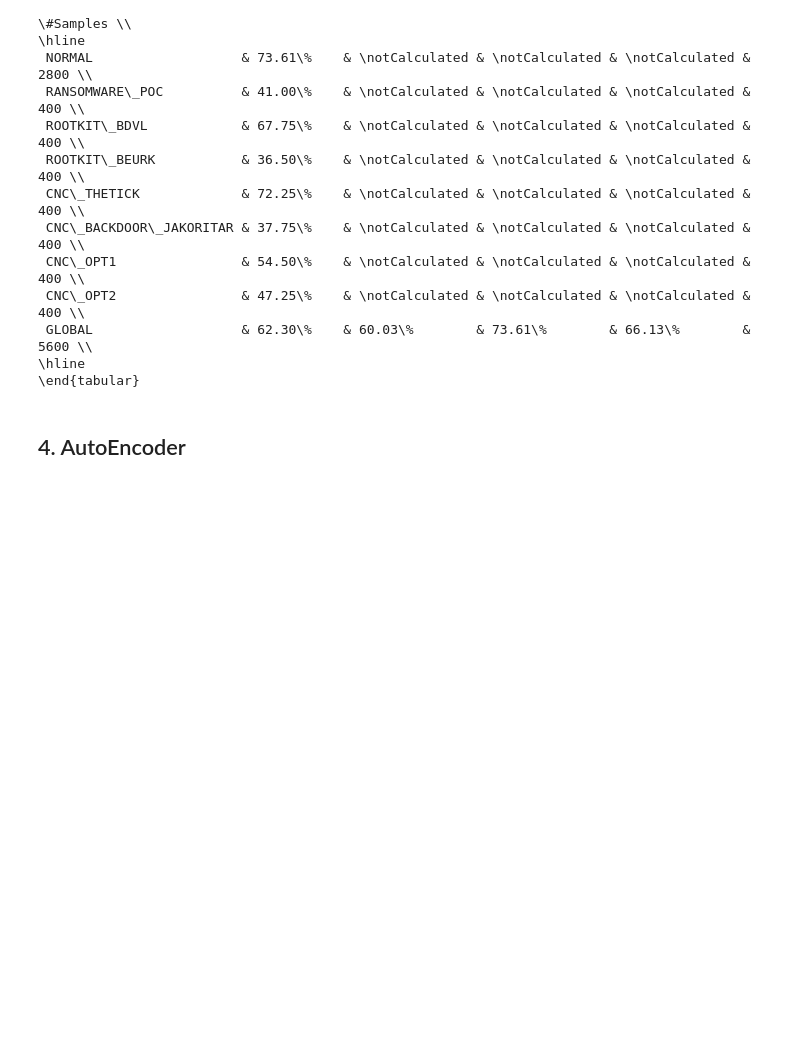
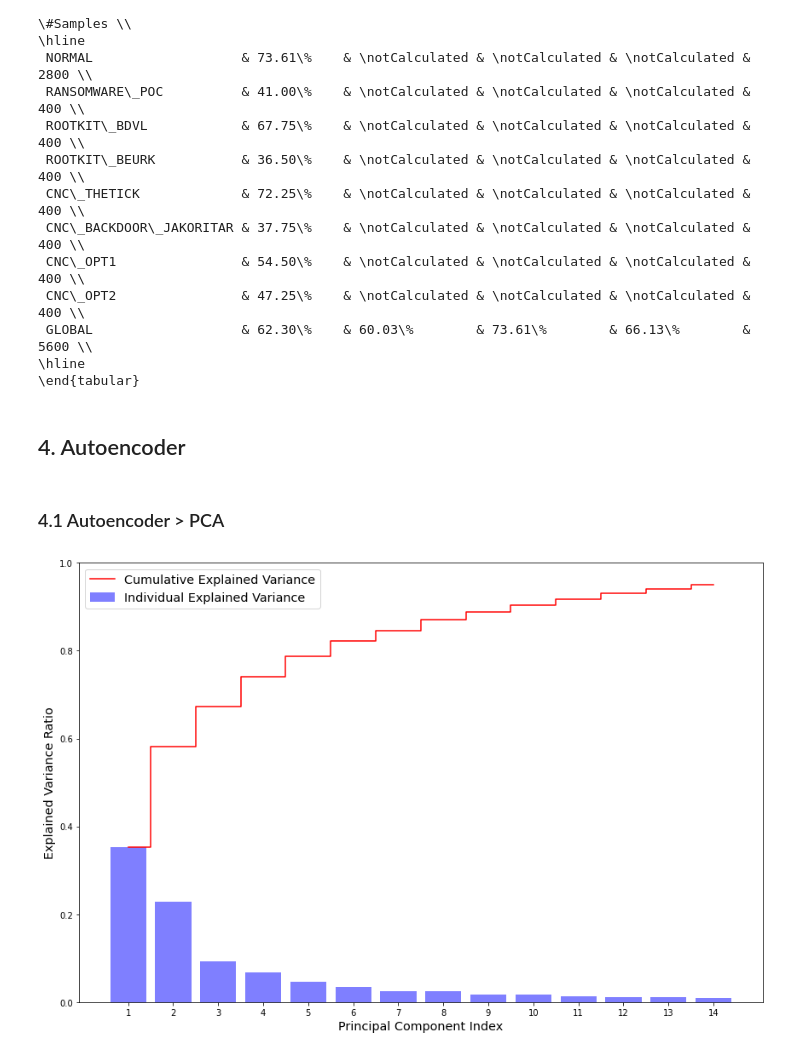
Before and after one commit to jan-kreischer/FedRL-for-IoT-Security, a Jupyter notebook: prototypes/prototype_02/anomaly-detection-models.ipynb, the cells around one changed output. Saved outputs shown, nothing was run; the diff lists cells and outputs as text; code cells hidden in the pictures; blank space fills up the shorter version.

```diff
--- a/prototypes/prototype_02/anomaly-detection-models.ipynb
+++ b/prototypes/prototype_02/anomaly-detection-models.ipynb
@@ -613,5 +616,42 @@ evaluate(best_lof_80, lof_test_data_dict)
  GLOBAL                   & 62.30\%    & 60.03\%        & 73.61\%        & 66.13\%        &        5600 \\
 \hline
 \end{tabular}
-# %% [markdown]
-## 4. AutoEncoder
+# %% [markdown]
+## 4. Autoencoder
+# %% [markdown]
+### 4.1 Autoencoder > PCA
+# %%
+from sklearn.decomposition import PCA
+
+train_data_pca, test_data_pca, _ = DataProvider.get_flat_train_test_split(pi=3, scale_normal_only=False)
+# %%
+import matplotlib.pyplot as plt
+
+X_train_std = train_data_pca[:, :-1]
+
+pca = PCA(n_components=14)
+pca.fit(train_data_pca_x)
+X_train_pca = pca.fit_transform(X_train_std)
+
+# Determine explained variance using explained_variance_ration_ attribute
+exp_var_pca = pca.explained_variance_ratio_
+
+# Cumulative sum of eigenvalues; This will be used to create step plot
+# for visualizing the variance explained by each principal component.
+cum_sum_eigenvalues = np.cumsum(exp_var_pca)
+# %%
+# Create the visualization plot
+fontsize = 'x-large'
+plt.figure(figsize=(12, 8))
+plt.xticks(range(1, len(exp_var_pca)+1, 1))
+plt.yticks(np.linspace(0,1,6))
+plt.ylim(0,1)
+plt.bar(range(1,len(exp_var_pca)+1), exp_var_pca, alpha=0.5, align='center', color='blue', label='Individual Explained Variance')
+plt.step(range(1,len(cum_sum_eigenvalues)+1), cum_sum_eigenvalues, where='mid', color='red', label='Cumulative Explained Variance')
+plt.ylabel('Explained Variance Ratio', fontsize=fontsize)
+plt.xlabel('Principal Component Index', fontsize=fontsize)
+plt.legend(loc='best', fontsize=fontsize)
+plt.tight_layout()
+plt.show()
+# %% [output]
+[figure, added]
```
Also changed, not shown: parts of 22 cells of this notebook, 26 other files.
